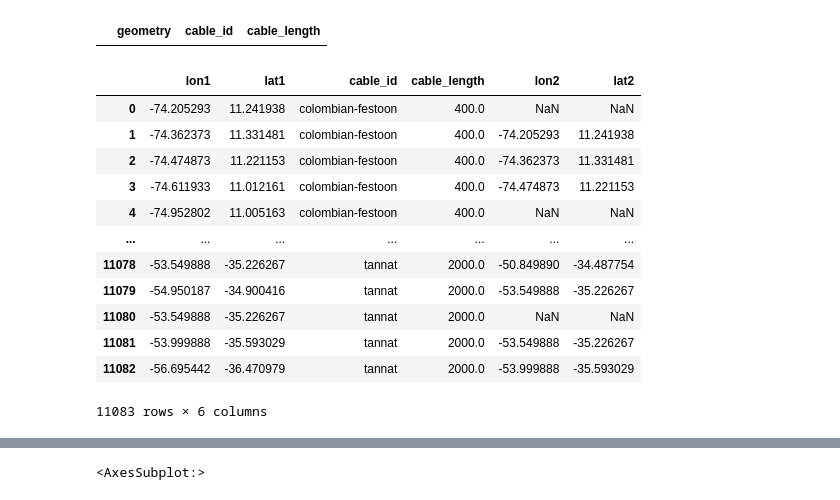
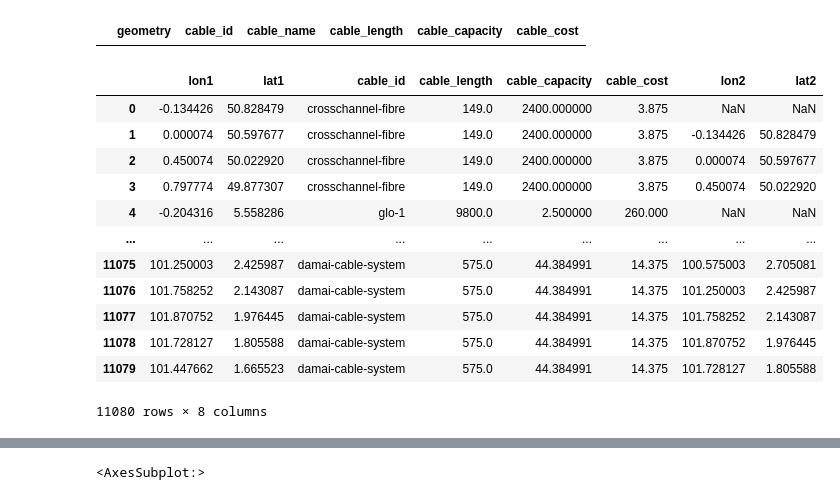
Before and after one commit to Hypergear/UCL_Dissertation, a Jupyter notebook: Code/network/network_diagram_world.ipynb, the cells around one changed output, grey strips where cells are left out. Drawn from its saved outputs; the diff is of its cells as text; code cells hidden in the pictures.

```diff
--- a/Code/network/network_diagram_world.ipynb
+++ b/Code/network/network_diagram_world.ipynb
@@ -10,55 +10,61 @@ from folium.plugins import HeatMap
 # %%
 with sqlite3.connect('../../Dataset/submarine_cable.sqlite') as con:
     c = con.cursor()
-    cable_coor = pd.read_sql("select distinct geometry, lp.cable_id, cmlcc.merge_length as cable_length from landing_points lp left join cable_coor cc on lp.cable_id = cc.id left join cable_merge_length_capacity_cost cmlcc on lp.cable_id = cmlcc.cable_id",con=con)
+    cable_coor = pd.read_sql("select  geometry, lp.cable_id, lp.cable_name, cmlcc.merge_length as cable_length, cmlcc.merge_capacity as cable_capacity, cmlcc.merge_cost as cable_cost from landing_points lp left join cable_coor cc on lp.cable_id = cc.id left join cable_merge_length_capacity_cost cmlcc on lp.cable_id = cmlcc.cable_id group by geometry",con=con)
+    landingPoint = pd.read_sql("select * from landing_points",con=con)
+
 # cable_shap = gpd.GeoDataFrame(cable_coor, crs=4326)
 # %%
 cable_coor[cable_coor['cable_length'].isna() == True]
 # %% [output]
-|  | geometry | cable_id | cable_length |
+|  | geometry | cable_id | cable_name | cable_length | cable_capacity | cable_cost |
 # %%
 cleaned_cable_coor = cable_coor["geometry"].str.replace("MULTILINESTRING \(\(", "").str.replace("\)", "").str.replace("'","")
 # coor_list = cleaned_cable_coor.iloc[0].split(', (')
 cleaned_cable_coor.iloc[2].split(', (')
 
 index_cable_id = list(cable_coor.columns).index('cable_id')
 index_cable_length = list(cable_coor.columns).index('cable_length')
+index_cable_capacity = list(cable_coor.columns).index('cable_capacity')
+index_cable_cost = list(cable_coor.columns).index('cable_cost')
 
 
 data = pd.DataFrame()
 
 for row in range(cleaned_cable_coor.shape[0]):
     coor_list = cleaned_cable_coor.iloc[row].split(', (')
     cable_id = cable_coor.iloc[row,index_cable_id]
     cable_length = cable_coor.iloc[row,index_cable_length]
+    cable_capacity = cable_coor.iloc[row,index_cable_capacity]
+    cable_cost = cable_coor.iloc[row,index_cable_cost]
 
     for x in coor_list:
         seg = pd.DataFrame()
         abc = x.split(', ')
         # print(abc)
         for y in abc:
-            a = {'lon1': y.split(' ')[0], 'lat1': y.split(' ')[1], 'cable_id': cable_id, 'cable_length': cable_length}
+            a = {'lon1': y.split(' ')[0], 'lat1': y.split(' ')[1], 'cable_id': cable_id, 'cable_length': cable_length, 'cable_capacity': cable_capacity,'cable_cost': cable_cost}
             seg = seg.append(a,ignore_index=True)
         seg["lon1"] = seg["lon1"].astype("float64")
         seg["lat1"] = seg["lat1"].astype("float64")
         seg['lon2'] = seg['lon1'].shift()
         seg['lat2'] = seg['lat1'].shift()
         data = data.append(seg,ignore_index=True)
 data
 # %% [output]
-|  | lon1 | lat1 | cable_id | cable_length | lon2 | lat2 |
-| 0 | -74.205293 | 11.241938 | colombian-festoon | 400.0 | NaN | NaN |
-| 1 | -74.362373 | 11.331481 | colombian-festoon | 400.0 | -74.205293 | 11.241938 |
-| 2 | -74.474873 | 11.221153 | colombian-festoon | 400.0 | -74.362373 | 11.331481 |
-| 3 | -74.611933 | 11.012161 | colombian-festoon | 400.0 | -74.474873 | 11.221153 |
-| 4 | -74.952802 | 11.005163 | colombian-festoon | 400.0 | NaN | NaN |
-| ... | ... | ... | ... | ... | ... | ... |
-| 11078 | -53.549888 | -35.226267 | tannat | 2000.0 | -50.849890 | -34.487754 |
-| 11079 | -54.950187 | -34.900416 | tannat | 2000.0 | -53.549888 | -35.226267 |
-| 11080 | -53.549888 | -35.226267 | tannat | 2000.0 | NaN | NaN |
-| 11081 | -53.999888 | -35.593029 | tannat | 2000.0 | -53.549888 | -35.226267 |
-| 11082 | -56.695442 | -36.470979 | tannat | 2000.0 | -53.999888 | -35.593029 |
+|  | lon1 | lat1 | cable_id | cable_length | cable_capacity | cable_cost | lon2 | lat2 |
+| 0 | -0.134426 | 50.828479 | crosschannel-fibre | 149.0 | 2400.000000 | 3.875 | NaN | NaN |
+| 1 | 0.000074 | 50.597677 | crosschannel-fibre | 149.0 | 2400.000000 | 3.875 | -0.134426 | 50.828479 |
+| 2 | 0.450074 | 50.022920 | crosschannel-fibre | 149.0 | 2400.000000 | 3.875 | 0.000074 | 50.597677 |
+| 3 | 0.797774 | 49.877307 | crosschannel-fibre | 149.0 | 2400.000000 | 3.875 | 0.450074 | 50.022920 |
+| 4 | -0.204316 | 5.558286 | glo-1 | 9800.0 | 2.500000 | 260.000 | NaN | NaN |
+| ... | ... | ... | ... | ... | ... | ... | ... | ... |
+| 11075 | 101.250003 | 2.425987 | damai-cable-system | 575.0 | 44.384991 | 14.375 | 100.575003 | 2.705081 |
+| 11076 | 101.758252 | 2.143087 | damai-cable-system | 575.0 | 44.384991 | 14.375 | 101.250003 | 2.425987 |
+| 11077 | 101.870752 | 1.976445 | damai-cable-system | 575.0 | 44.384991 | 14.375 | 101.758252 | 2.143087 |
+| 11078 | 101.728127 | 1.805588 | damai-cable-system | 575.0 | 44.384991 | 14.375 | 101.870752 | 1.976445 |
+| 11079 | 101.447662 | 1.665523 | damai-cable-system | 575.0 | 44.384991 | 14.375 | 101.728127 | 1.805588 |
-11083 rows × 6 columns
+11080 rows × 8 columns
 # %%
 # data['lon2'] = data['lon1'].shift()
 # data['lat2'] = data['lat1'].shift()
```
Also changed, not shown: parts of 19 cells of this notebook, 2 other files.
